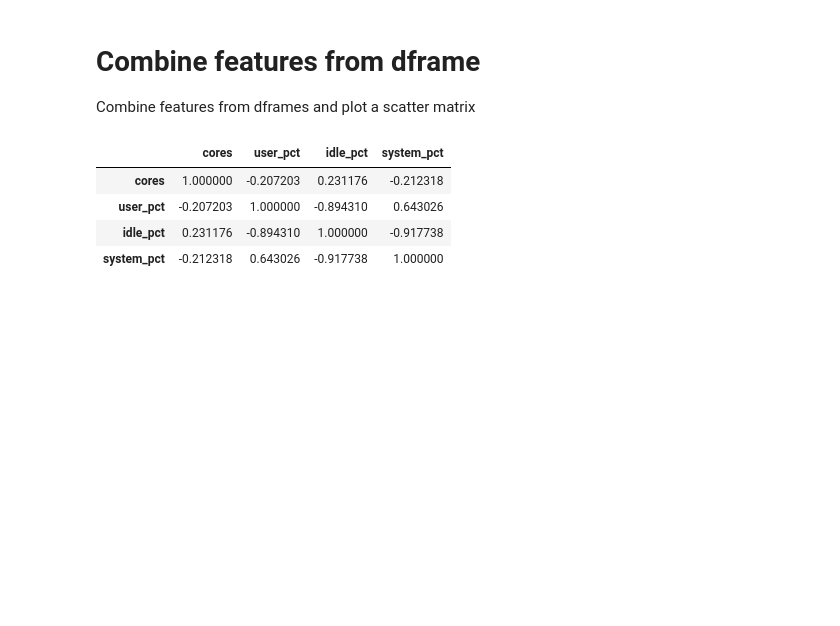
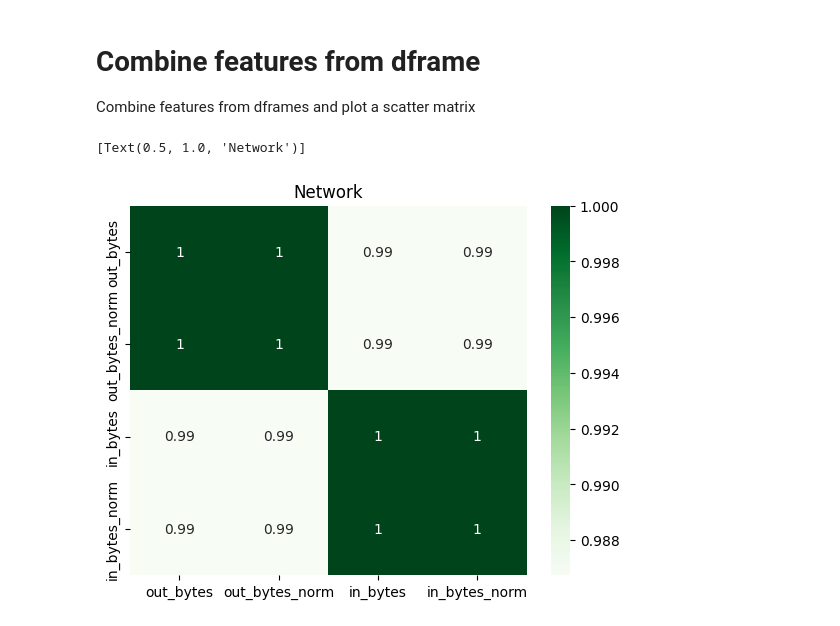
Before and after one commit to ModifiedBear/DSC-Datathon, a Jupyter notebook: combine_features.ipynb, the cells around one changed output. Cells and saved outputs as stored; diff of their text form; code cells hidden in the pictures; blank space fills up the shorter version.

```diff
--- a/combine_features.ipynb
+++ b/combine_features.ipynb
@@ -10,11 +12,8 @@ memory_df = pd.read_csv("memory_df.csv", index_col=0)
 network_df = pd.read_csv("network_df.csv", index_col=0)
 frames = [cpu_df, memory_df, network_df]
 df = pd.concat(frames)  # no jala
-# %%
-cpu_df.corr()
-# %% [output]
-|  | cores | user_pct | idle_pct | system_pct |
-| cores | 1.000000 | -0.207203 | 0.231176 | -0.212318 |
-| user_pct | -0.207203 | 1.000000 | -0.894310 | 0.643026 |
-| idle_pct | 0.231176 | -0.894310 | 1.000000 | -0.917738 |
-| system_pct | -0.212318 | 0.643026 | -0.917738 | 1.000000 |
+# %%
+sb.heatmap(network_df.corr(), cmap="Greens", annot=True).set(title='Network')
+# %% [output]
+[Text(0.5, 1.0, 'Network')]
+[figure, added]
```
Also changed, not shown: parts of 3 cells of this notebook.
